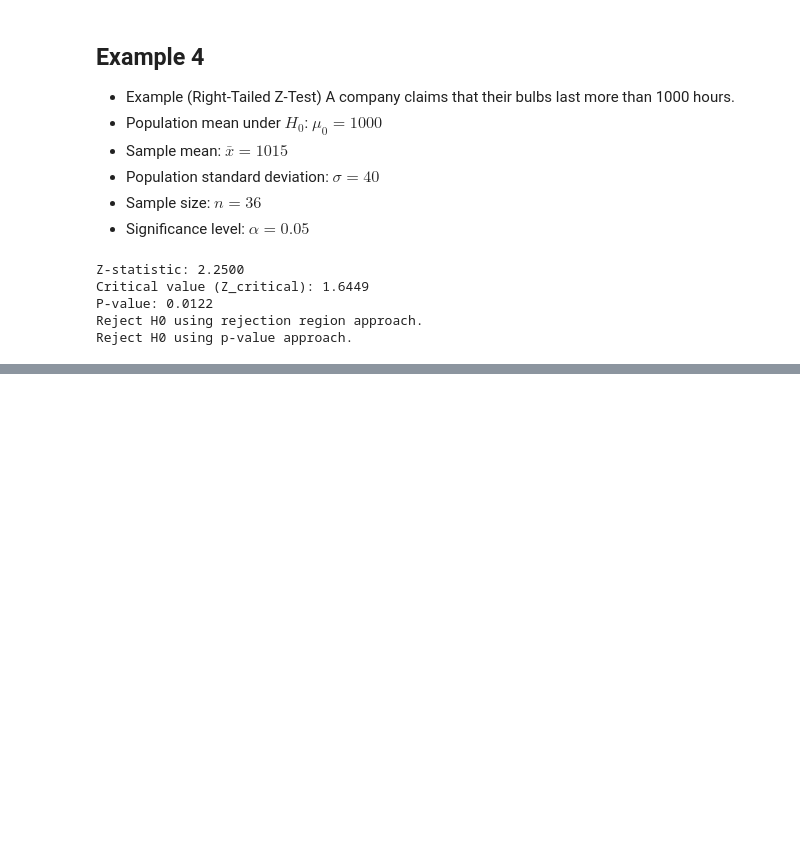
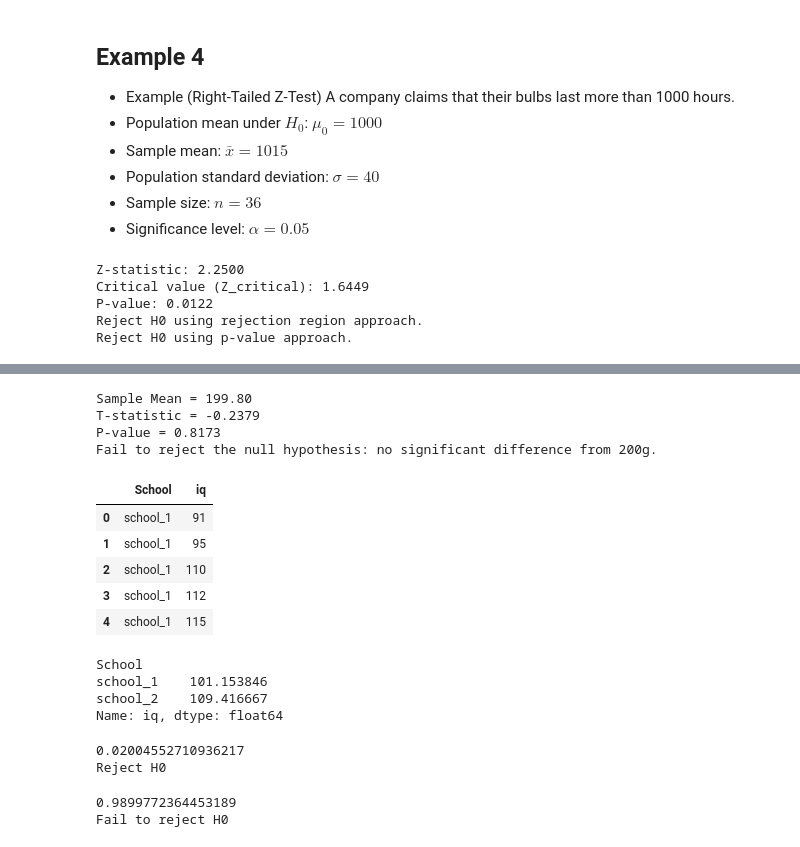
Before and after one commit to Shanmukh15501/DSML_PRACTISE_FILES, a Jupyter notebook: STATISTICS/session7.ipynb, the cells around one changed output, grey strips where cells are left out. Cells and saved outputs as stored; diff of their text form; code cells hidden in the pictures; blank space fills up the shorter version.

Commit message:
added ttest

```diff
--- a/STATISTICS/session7.ipynb
+++ b/STATISTICS/session7.ipynb
@@ -649,0 +719,49 @@ A t-test is a statistical hypothesis test used to determine if there is a signif
+# %%
+import numpy as np
+from scipy import stats
+
+# Sample data: weights of 10 apples (in grams)
+apple_weights = [198, 202, 199, 203, 197, 200, 201, 196, 204, 198]
+
+# Hypothesized population mean
+mu = 200
+
+# Perform one-sample t-test
+t_statistic, p_value = stats.ttest_1samp(apple_weights, mu)
+
+# Output the results
+print(f"Sample Mean = {np.mean(apple_weights):.2f}")
+print(f"T-statistic = {t_statistic:.4f}")
+print(f"P-value = {p_value:.4f}")
+
+# Significance level
+alpha = 0.05
+
+# Conclusion
+if p_value < alpha:
+    print("Reject the null hypothesis: the mean is significantly different from 200g.")
+else:
+    print("Fail to reject the null hypothesis: no significant difference from 200g.")
+# %% [output]
+Sample Mean = 199.80
+T-statistic = -0.2379
+P-value = 0.8173
+Fail to reject the null hypothesis: no significant difference from 200g.
+# %%
+df_iq = pd.read_csv("D:\\utils\\DataSets\\iq_two_schools.csv")
+# %%
+df_iq.head()
+# %% [output]
+|  | School | iq |
+| 0 | school_1 | 91 |
+| 1 | school_1 | 95 |
+| 2 | school_1 | 110 |
+| 3 | school_1 | 112 |
+| 4 | school_1 | 115 |
+# %%
+df_iq.groupby("School")["iq"].mean()
+# %% [output]
+School
+school_1    101.153846
+school_2    109.416667
+Name: iq, dtype: float64
@@ -649,0 +771,26 @@ A t-test is a statistical hypothesis test used to determine if there is a signif
+# %%
+# H0: mu1 = mu2
+# Ha: mu1 != mu2
+
+t_stat, p_value = ttest_ind(iq_1, iq_2)
+print(p_value)
+if p_value < 0.05:
+    print("Reject H0")
+else:
+    print("Fail to reject H0")
+# %% [output]
+0.02004552710936217
+Reject H0
+# %%
+# H0: mu1 = mu2
+# Ha: mu1 > mu2
+
+t_stat, p_value = ttest_ind(iq_1, iq_2, alternative="greater")
+print(p_value)
+if p_value < 0.05:
+    print("Reject H0")
+else:
+    print("Fail to reject H0")
+# %% [output]
+0.9899772364453189
+Fail to reject H0
```
Also changed, not shown: parts of 11 cells of this notebook.
